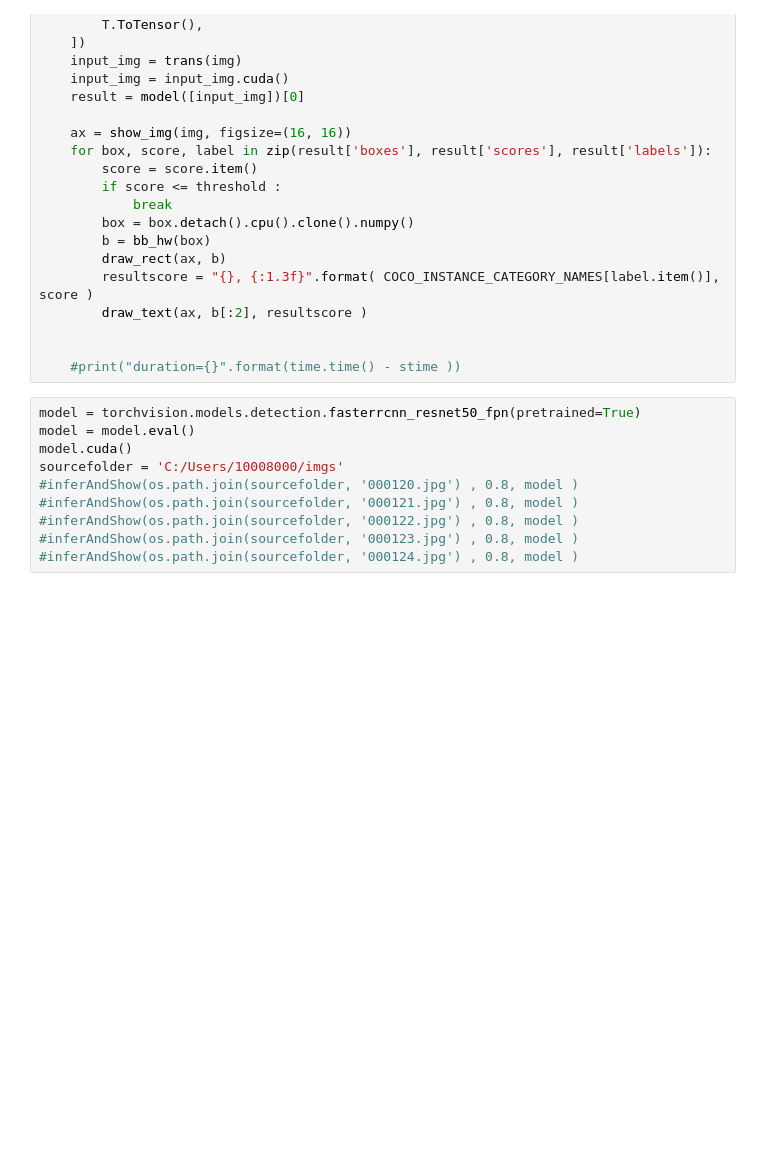
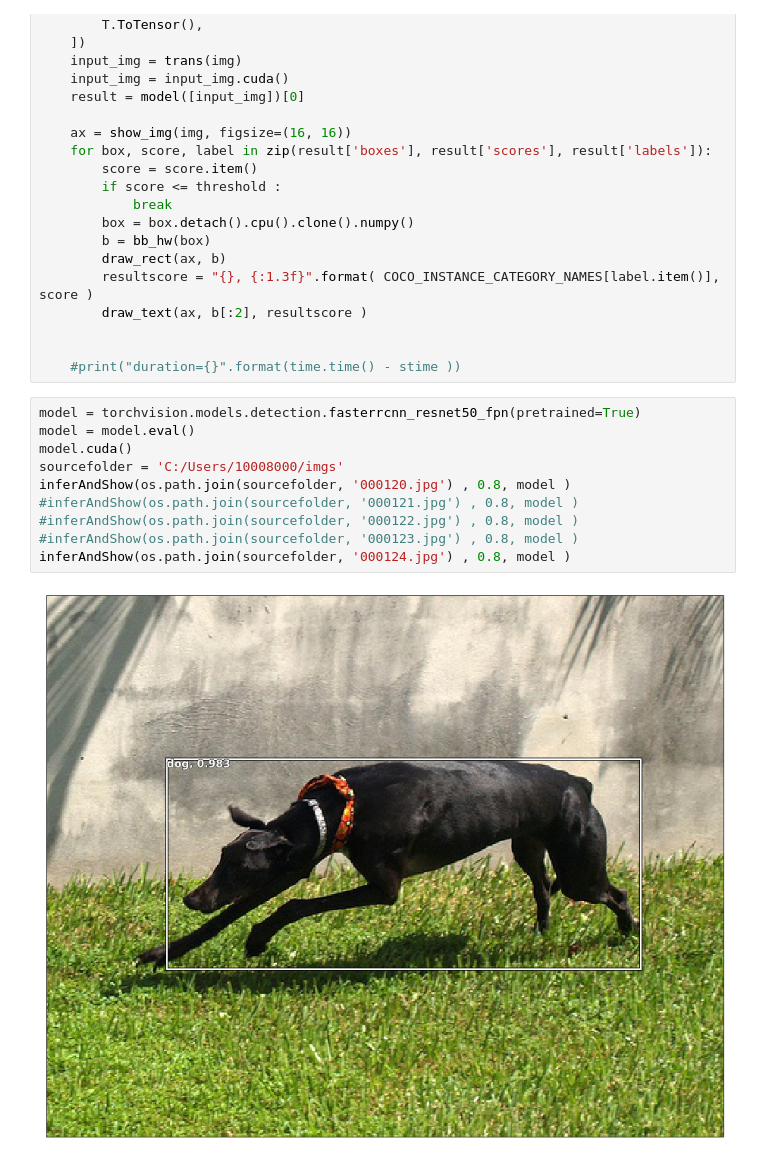
Before and after one commit to kimdohyung5/mytorch, a Jupyter notebook: interbook/fasterRcnnInferenceWithTorch.ipynb, the cells around one changed output. Saved outputs shown, nothing was run; the diff lists cells and outputs as text; blank space fills up the shorter version.

```diff
--- a/interbook/fasterRcnnInferenceWithTorch.ipynb
+++ b/interbook/fasterRcnnInferenceWithTorch.ipynb
@@ -93,10 +93,12 @@ def inferAndShow(filename, threshold, model):
 # %%
 model = torchvision.models.detection.fasterrcnn_resnet50_fpn(pretrained=True)
 model = model.eval()
 model.cuda()
 sourcefolder = 'C:/Users/10008000/imgs'
-#inferAndShow(os.path.join(sourcefolder, '000120.jpg') , 0.8, model )
+inferAndShow(os.path.join(sourcefolder, '000120.jpg') , 0.8, model )
 #inferAndShow(os.path.join(sourcefolder, '000121.jpg') , 0.8, model )
 #inferAndShow(os.path.join(sourcefolder, '000122.jpg') , 0.8, model )
 #inferAndShow(os.path.join(sourcefolder, '000123.jpg') , 0.8, model )
-#inferAndShow(os.path.join(sourcefolder, '000124.jpg') , 0.8, model )
+inferAndShow(os.path.join(sourcefolder, '000124.jpg') , 0.8, model )
+# %% [output]
+[figure, added]
```
Also changed, not shown: parts of 1 cell of this notebook.
